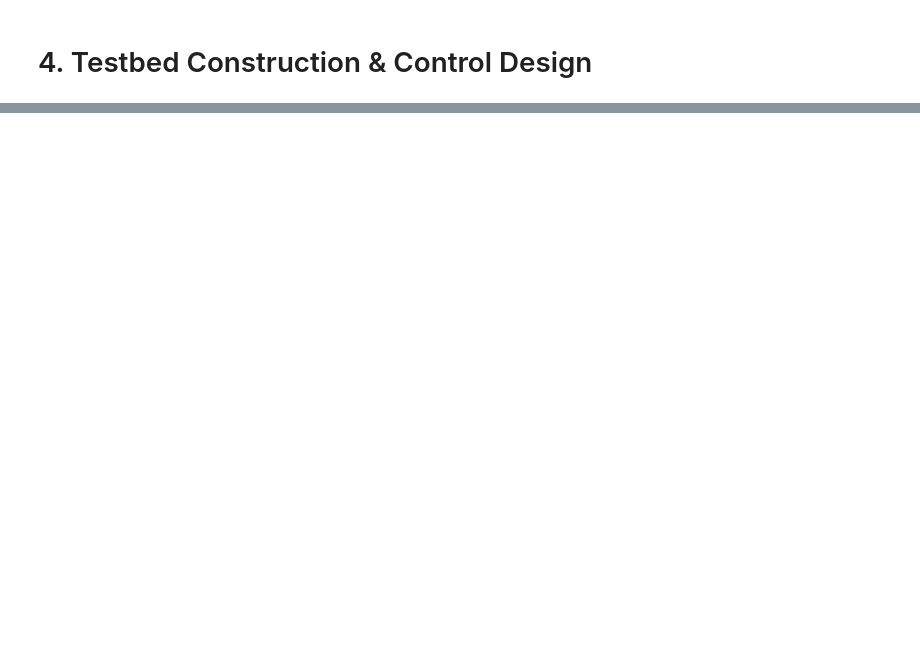
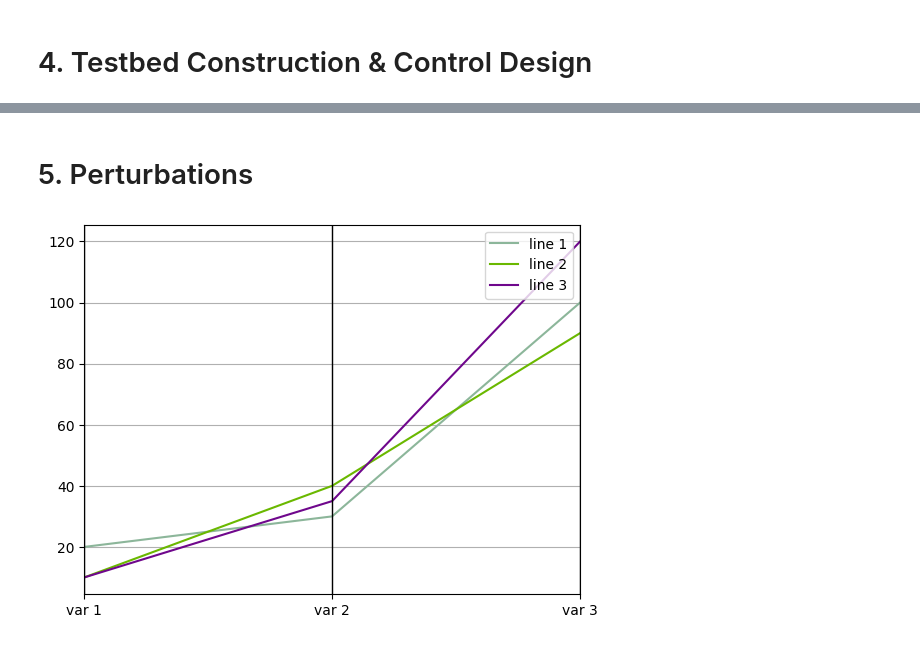
Before and after one commit to ModelEngineering/controlSBML, a Jupyter notebook: examples/Controlling-Glucose-Metabolis-in-Yeast.ipynb, the cells around one changed output, grey strips where cells are left out. Cells and saved outputs as stored; diff of their text form; code cells hidden in the pictures; blank space fills up the shorter version.

Commit message:
plotParallelCoordinates

```diff
--- a/examples/Controlling-Glucose-Metabolis-in-Yeast.ipynb
+++ b/examples/Controlling-Glucose-Metabolis-in-Yeast.ipynb
@@ -225,0 +145,2 @@ One of the biggest challenges in this project was finding a biomodel that was in
+# %% [markdown]
+# 5. Perturbations
@@ -225,0 +163,12 @@ One of the biggest challenges in this project was finding a biomodel that was in
+# %%
+import pandas as pd
+import matplotlib.pyplot as plt
+from pandas.plotting import parallel_coordinates
+
+df = pd.DataFrame([["line 1",20,30,100],\
+    ["line 2",10,40,90],["line 3",10,35,120]],\
+    columns=["element","var 1","var 2","var 3"])
+parallel_coordinates(df,"element", axvlines=True)
+plt.show()
+# %% [output]
+[figure, added]
```
Also changed, not shown: parts of 36 cells of this notebook, 12 other files.
